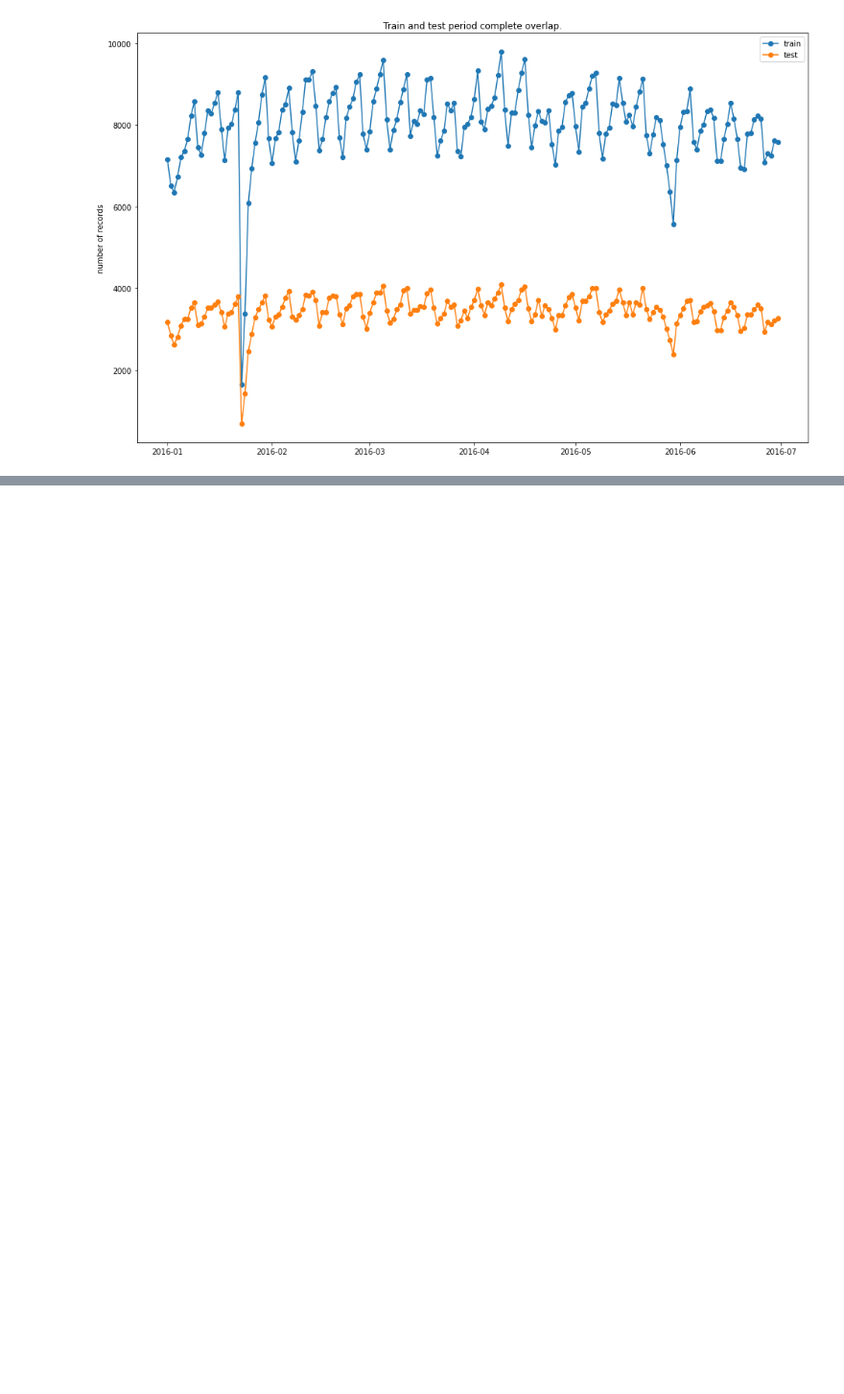
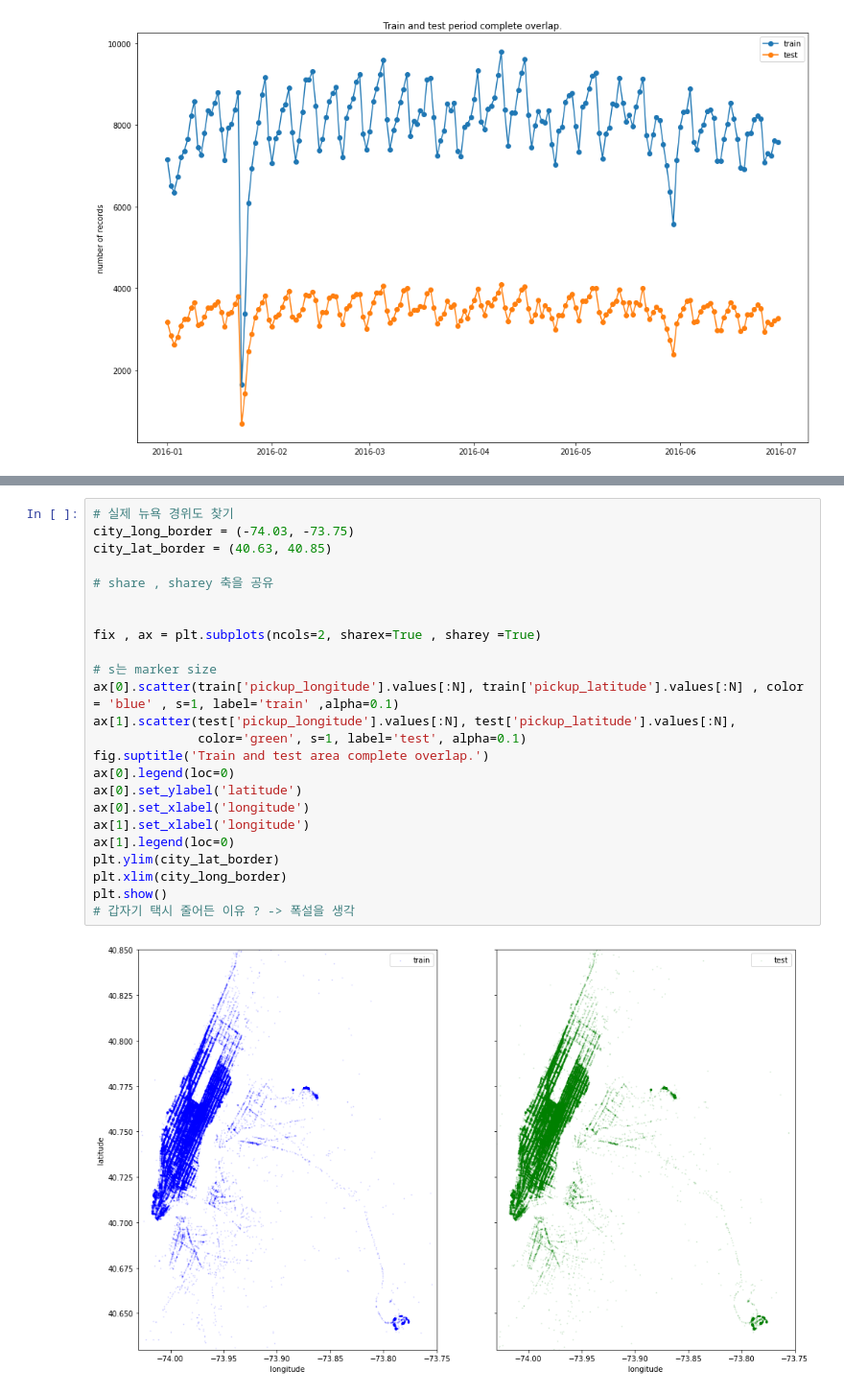
Before and after one commit to citizenofathens/Kaggle, a Jupyter notebook: newyorkCitytaxiStudy.ipynb, the cells around one changed output, grey strips where cells are left out. Shown at 96% size. Saved outputs shown, nothing was run; the diff lists cells and outputs as text; blank space fills up the shorter version.

```diff
--- a/newyorkCitytaxiStudy.ipynb
+++ b/newyorkCitytaxiStudy.ipynb
@@ -242,0 +240,26 @@ df.loc[(df['id']<2000) ]
+# %%
+# 실제 뉴욕 경위도 찾기
+city_long_border = (-74.03, -73.75)
+city_lat_border = (40.63, 40.85)
+
+# share , sharey 축을 공유
+
+
+fix , ax = plt.subplots(ncols=2, sharex=True , sharey =True)
+
+# s는 marker size
+ax[0].scatter(train['pickup_longitude'].values[:N], train['pickup_latitude'].values[:N] , color = 'blue' , s=1, label='train' ,alpha=0.1)
+ax[1].scatter(test['pickup_longitude'].values[:N], test['pickup_latitude'].values[:N],
+              color='green', s=1, label='test', alpha=0.1)
+fig.suptitle('Train and test area complete overlap.')
+ax[0].legend(loc=0)
+ax[0].set_ylabel('latitude')
+ax[0].set_xlabel('longitude')
+ax[1].set_xlabel('longitude')
+ax[1].legend(loc=0)
+plt.ylim(city_lat_border)
+plt.xlim(city_long_border)
+plt.show()
+# 갑자기 택시 줄어든 이유 ? -> 폭설을 생각
+# %% [output]
+[figure, added]
```
Also changed, not shown: parts of 32 cells of this notebook, 1 other file.
